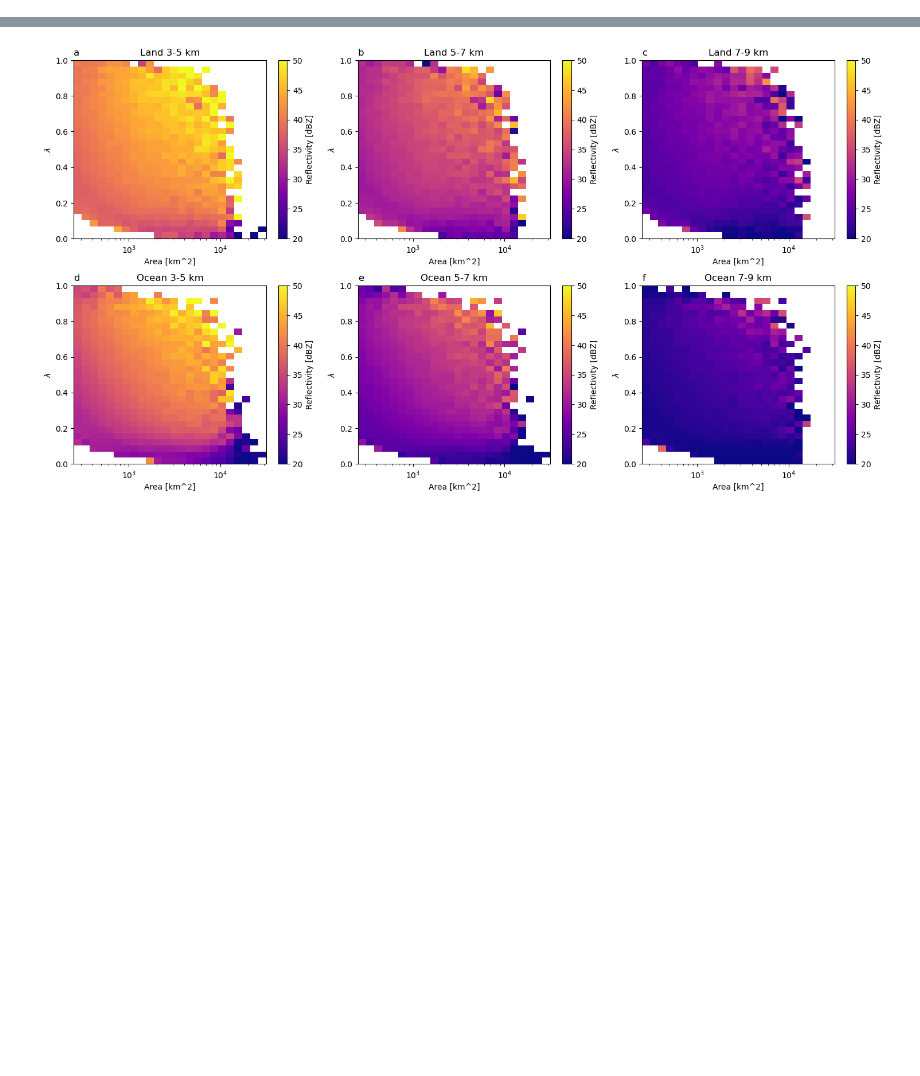
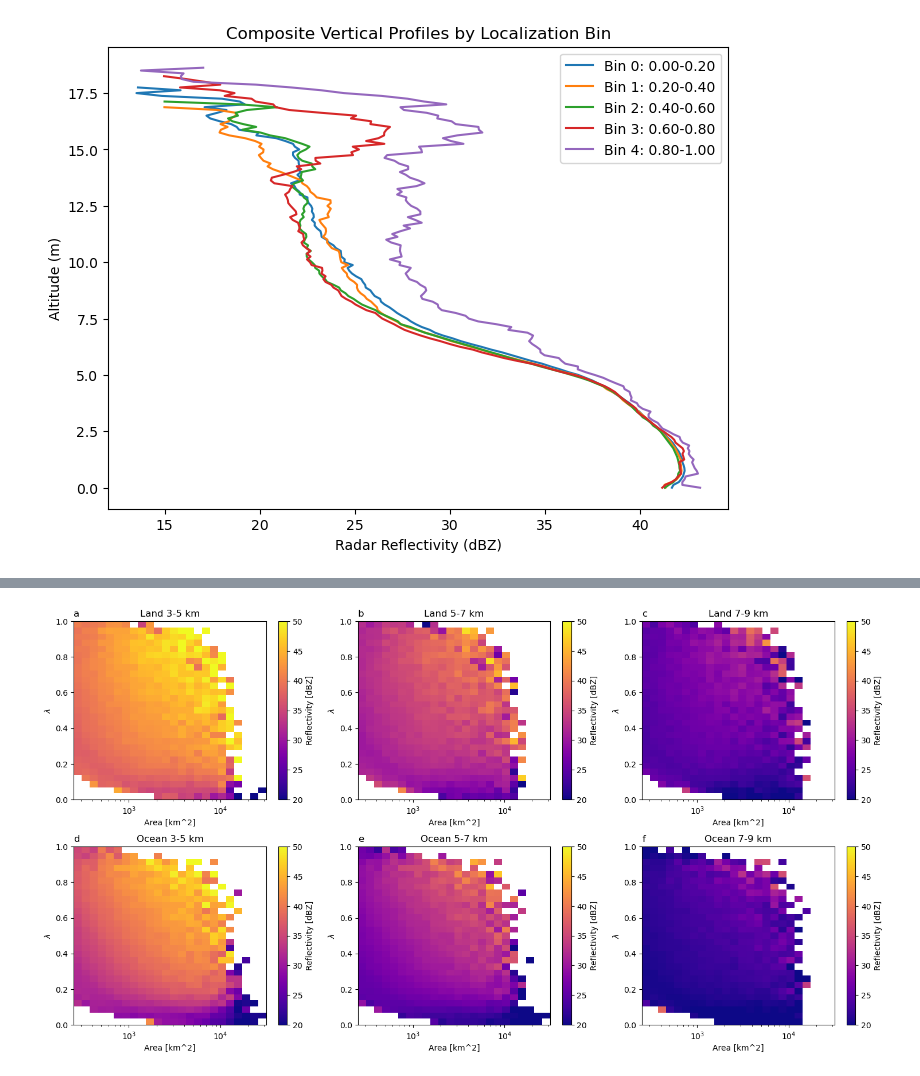
Before and after one commit to pedroanguloumana/extreme_precipitation_in_gpm, a Jupyter notebook: notebooks/nb03_VerticalProfiles.ipynb, the cells around one changed output, grey strips where cells are left out. Drawn from its saved outputs; the diff is of its cells as text; code cells hidden in the pictures; blank space fills up the shorter version.

```diff
--- a/notebooks/nb03_VerticalProfiles.ipynb
+++ b/notebooks/nb03_VerticalProfiles.ipynb
@@ -36,5 +26,2 @@ pf_stats = pd.concat(
 # %%
-radar = xr.concat(
-    [load_merged_radar(r) for r in regions],
-    dim='features'
-)
+radar_dict = {r.name: load_merged_radar(r, trim_region=True, maxpr_min=CORE_THRESH)[['max_precip_refl', 'rainiest_10mmhr_cluster_refl_conn8']] for r in regions}
@@ -48,0 +28,6 @@ radar = radar.isel(features=valid_id)
+# %%
+for r in regions:
+    pf_size = pf_stats_dict[r.name].shape[0]
+    radar_size = radar_dict[r.name].features.size
+    print(f"Region {r.name}: pf_stats size = {pf_size}, radar features size = {radar_size}")
+    assert(pf_size == radar_size)
@@ -48,0 +62,68 @@ radar = radar.isel(features=valid_id)
+# %%
+area = maritime_continent_data['mc_pf_stats']['num_pixels'] * 25
+
+loc = (
+    maritime_continent_data['mc_pf_stats']['rainiest_10mmhr_cluster_precip_8conn']
+    /maritime_continent_data['mc_pf_stats']['total_precip']
+)
+
+radar_profs = maritime_continent_data['mc_radar']['rainiest_10mmhr_cluster_refl_conn8']
+# %%
+# Define area limits
+area_min = 1500   # example lower limit
+area_max = 2000 # example upper limit
+
+# Filter features by area using the pandas Series "area"
+area_mask = (area >= area_min) & (area <= area_max)
+filtered_features = area.index[area_mask]
+
+# Filter loc values to only include those features meeting the area condition.
+loc_filtered = loc.loc[filtered_features]
+
+# Define bins for localization (number of bins can be adjusted)
+num_bins = 5
+bins = np.linspace(0, 1, num_bins + 1)
+# Create bin labels (using integer bin indices)
+loc_bins = pd.cut(loc_filtered, bins=bins, labels=False, include_lowest=True)
+
+# Initialize dictionary to hold composite profiles for each bin
+composite_profiles = {}
+
+# Loop over each bin and compute the mean vertical profile
+for bin_val in np.unique(loc_bins):
+    # Get the feature indices corresponding to the current bin
+    features_in_bin = loc_filtered.index[loc_bins == bin_val].astype(int)
+
+    # Ensure that these indices are within the bounds of radar_profs.
+    valid_indices = np.intersect1d(features_in_bin, np.arange(radar_profs.sizes['features']))
+
+    # Use integer indexing with .isel
+    profiles = radar_profs.isel(features=valid_indices)
+
+    # Compute the composite (mean) profile along the 'features' dimension.
+    composite_profile = profiles.mean(dim='features')
+
+    composite_profile = np.log10(composite_profile)*10
+    composite_profiles[bin_val] = composite_profile
+
+# Plot the composite profiles vs. altitude
+import matplotlib.pyplot as plt
+
+plt.figure(figsize=(8, 6))
+for bin_val, composite_profile in composite_profiles.items():
+    # Prepare a label that shows the bin range based on loc
+    label = f"Bin {bin_val}: {bins[bin_val]:.2f}-{bins[bin_val+1]:.2f}"
+
+    # Plot the composite profile.
+    # Assuming composite_profile has one data variable (e.g., 'reflectivity')
+    # and that its 'alt' coordinate holds the vertical levels.
+    plt.plot(composite_profile, composite_profile.alt, label=label)
+
+plt.xlabel("Radar Reflectivity (dBZ)")
+plt.ylabel("Altitude (m)")
+plt.title("Composite Vertical Profiles by Localization Bin")
+plt.legend()
+# plt.gca().invert_yaxis()  # Invert y-axis if altitude increases downward
+plt.show()
+# %% [output]
+[figure, added]
```
Also changed, not shown: parts of 10 cells of this notebook, 10 other files.
